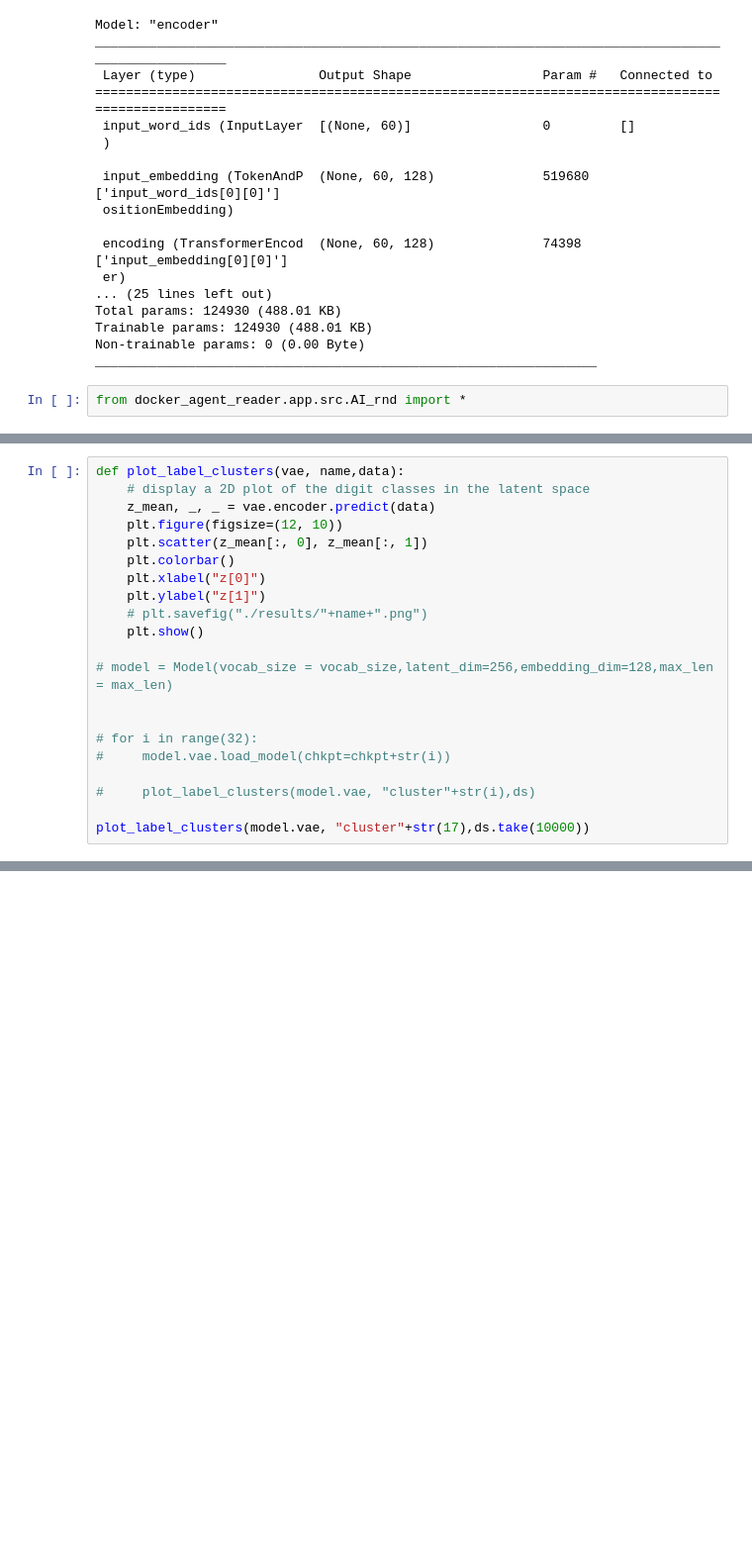
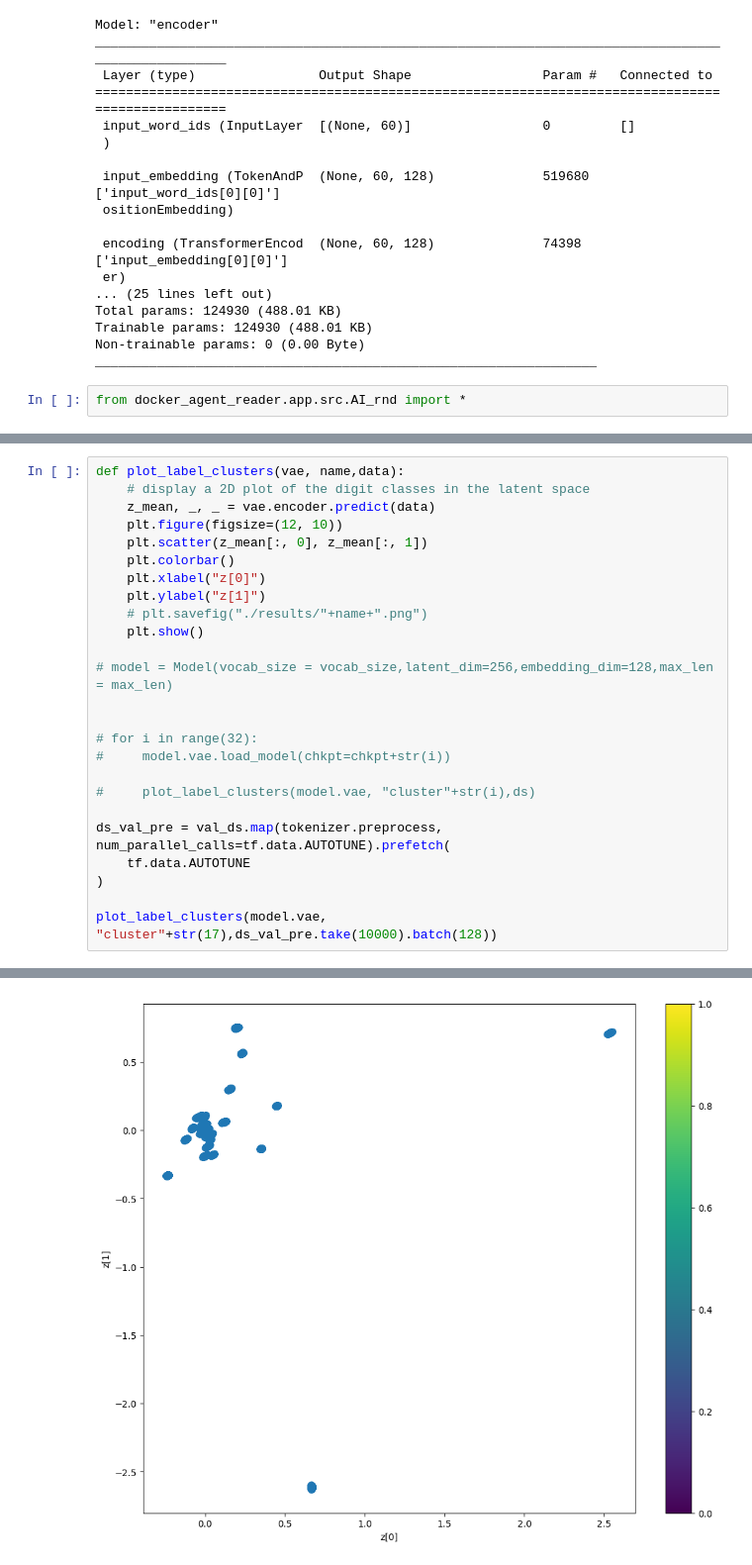
Before and after one commit to Lucaserf/ObsProject, a Jupyter notebook: test_notebook.ipynb, the cells around one changed output, grey strips where cells are left out. Shown at 99% size. Saved outputs shown, nothing was run; the diff lists cells and outputs as text; blank space fills up the shorter version.

```diff
--- a/test_notebook.ipynb
+++ b/test_notebook.ipynb
@@ -179,4 +236,9 @@ def plot_label_clusters(vae, name,data):
 
 #     plot_label_clusters(model.vae, "cluster"+str(i),ds)
 
-plot_label_clusters(model.vae, "cluster"+str(17),ds.take(10000))
+ds_val_pre = val_ds.map(tokenizer.preprocess, num_parallel_calls=tf.data.AUTOTUNE).prefetch(
+    tf.data.AUTOTUNE
+)
+
+plot_label_clusters(model.vae, "cluster"+str(17),ds_val_pre.take(10000).batch(128))
+# %% [output]
@@ -182,0 +246 @@ plot_label_clusters(model.vae, "cluster"+str(17),ds.take(10000))
+[figure, added]
```
Also changed, not shown: parts of 6 cells of this notebook, 3 other files.
